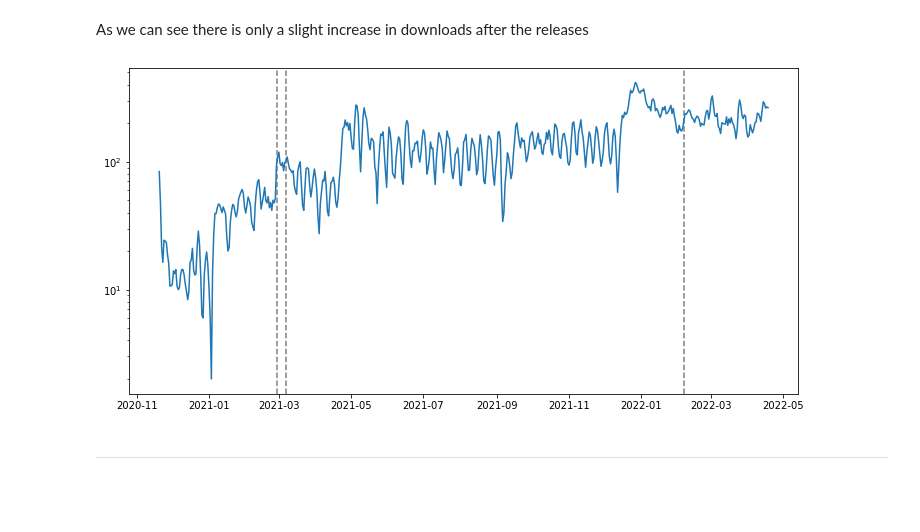
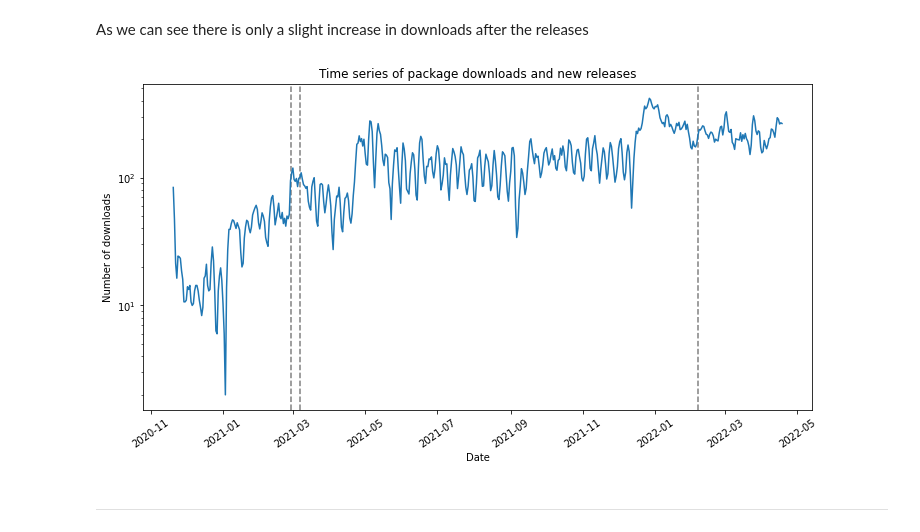
Before and after one commit to sscu-budapest/explorer, a Jupyter notebook: dec-setup/pypi_downloads/intro.ipynb, the cells around one changed output. Saved outputs shown, nothing was run; the diff lists cells and outputs as text; code cells hidden in the pictures; blank space fills up the shorter version.

Commit message:
format pypi downloads intro notebook

```diff
--- a/dec-setup/pypi_downloads/intro.ipynb
+++ b/dec-setup/pypi_downloads/intro.ipynb
@@ -34,13 +31,18 @@ As we can see there is only a slight increase in downloads after the releases
 # %%
 fig, axes = plt.subplots()
 df.groupby("package_version")["timestamp"].min().iloc[1:].apply(
     lambda x: axes.axvline(x, linestyle="--", color="gray")
 )
 axes.plot(source.index, source)
 axes.set_yscale("log")
+
+plt.title("Time series of package downloads and new releases")
+plt.xlabel("Date")
+plt.xticks(rotation = 35)
+plt.ylabel("Number of downloads")
 plt.show()
 # %% [output]
-[figure, old version]
+[figure, new version]
 # %% [markdown]
 -------
 # %% [markdown]
```
Also changed, not shown: parts of 5 cells of this notebook, 1 other file.
